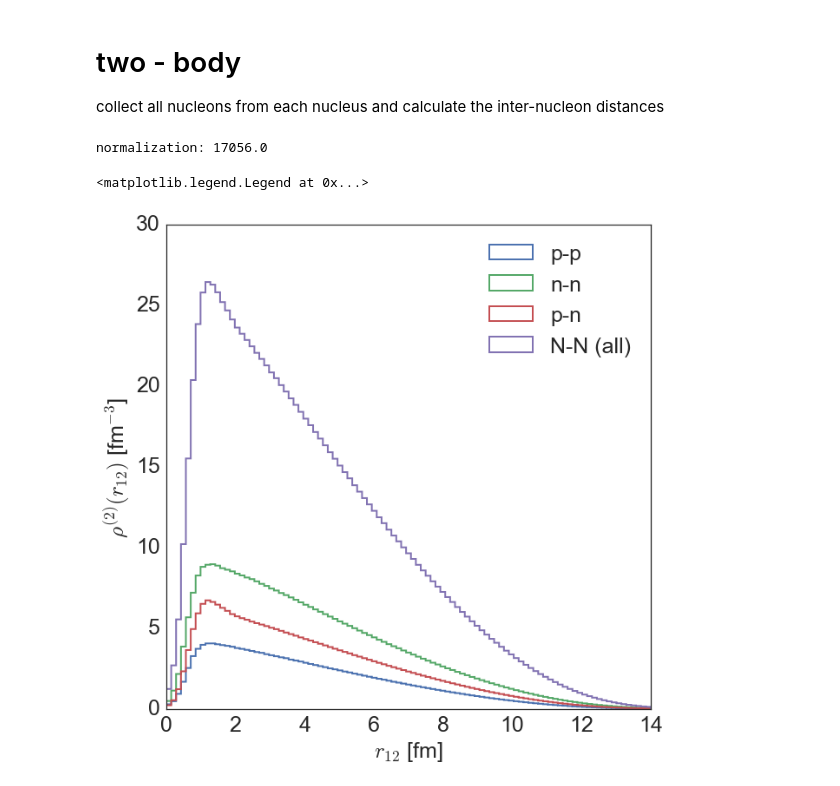
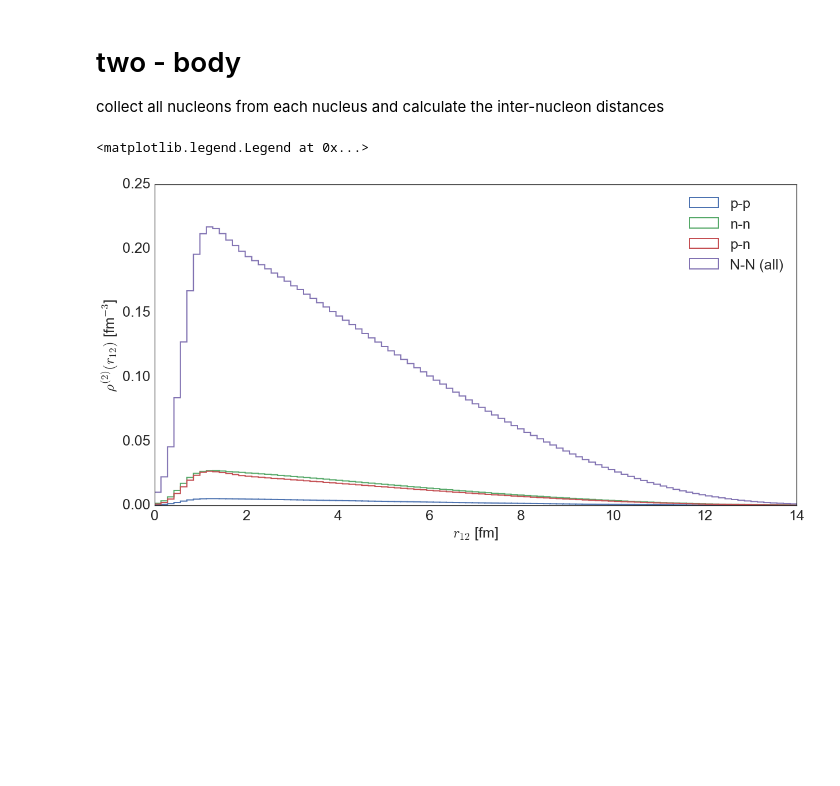
Before and after one commit to erezcoh4/densityFluctuations, a Jupyter notebook: MassimoConfigurationsPackage/notebooks/massiconfigurations.ipynb, the cells around one changed output. Cells and saved outputs as stored; diff of their text form; code cells hidden in the pictures; blank space fills up the shorter version.

```diff
--- a/MassimoConfigurationsPackage/notebooks/massiconfigurations.ipynb
+++ b/MassimoConfigurationsPackage/notebooks/massiconfigurations.ipynb
@@ -47,3 +27,15 @@ def three_cardiographic_plots( density , R = 2 , dR = 0.1 ):
 take Massimo configuations and add some variables, that are generated using
 
 python mac/calc_massi_configurations.py --option=read -evf=0.001 -p1 -v3
+# %%
+A = 208
+Np = 82
+Nn = 126
+NppPairs =  float(Np*(Np-1))/2
+NnnPairs =  float(Nn*(Nn-1))/2
+NpnPairs =  float(Np*Nn)
+NNNPairs = float(A*(A-1))/2
+print 'NppPairs:',NppPairs
+print 'NnnPairs:',NnnPairs
+print 'NpnPairs:',NpnPairs
+print 'NNNPairs:',NNNPairs
@@ -116,18 +113,16 @@ nucleons: 210.177338879
 # two - body
 collect all nucleons from each nucleus and calculate the inter-nucleon distances
 # %%
-fig, ax = plt.subplots(figsize=(10,10))
+fig, ax = plt.subplots(figsize=(20,10))
 N = len(configurations)/float(len(configurations.groupby('nucleus_counter')))*82
-print 'normalization:',N
 bins = np.linspace(0,14,100)
-plt.hist(pp_distances['r(pp)'] , weights=1./(N*pp_distances['r(pp)']*pp_distances['r(pp)']) , bins=bins, histtype='step' , label='p-p',linewidth=2);
-plt.hist(nn_distances['r(nn)'] , weights=1./(N*nn_distances['r(nn)']*nn_distances['r(nn)']) , bins=bins, histtype='step' , label='n-n',linewidth=2);
-plt.hist(pn_distances['r(pn)'] , weights=1./(N*pn_distances['r(pn)']*pn_distances['r(pn)']) , bins=bins, histtype='step' , label='p-n',linewidth=2);
-plt.hist(NN_distances['r(NN)'] , weights=1./(N*NN_distances['r(NN)']*NN_distances['r(NN)']) , bins=bins, histtype='step' , label='N-N (all)',linewidth=2);
+plt.hist(pp_distances['r(pp)'] , weights=float(NppPairs)/(NNNPairs*len(configurations)*pp_distances['r(pp)']*pp_distances['r(pp)']) , bins=bins, histtype='step' , label='p-p',linewidth=2);
+plt.hist(nn_distances['r(nn)'] , weights=float(NnnPairs)/(NNNPairs*len(configurations)*nn_distances['r(nn)']*nn_distances['r(nn)']) , bins=bins, histtype='step' , label='n-n',linewidth=2);
+plt.hist(pn_distances['r(pn)'] , weights=float(NpnPairs)/(NNNPairs*len(configurations)*pn_distances['r(pn)']*pn_distances['r(pn)']) , bins=bins, histtype='step' , label='p-n',linewidth=2);
+plt.hist(NN_distances['r(NN)'] , weights=float(NNNPairs)/(NNNPairs*len(configurations)*NN_distances['r(NN)']*NN_distances['r(NN)']) , bins=bins, histtype='step' , label='N-N (all)',linewidth=2);
 
 set_axes(ax,'$r_{12}$ [fm]','$\\rho^{(2)} (r_{12})$ [fm$^{-3}$]')
 plt.legend(fontsize=25)
 # %% [output]
-normalization: 17056.0
+<matplotlib.legend.Legend at 0x...>
-<matplotlib.legend.Legend at 0x...>
-[figure, old version]
+[figure, new version]
```
Also changed, not shown: parts of 16 cells of this notebook.
